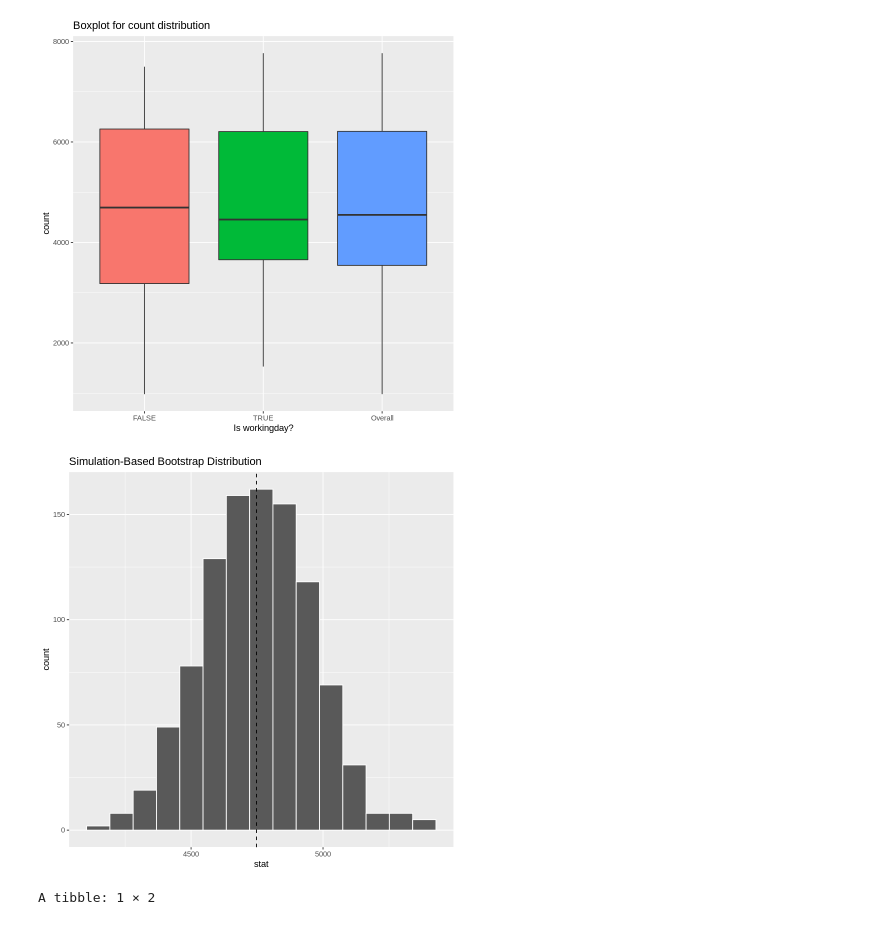
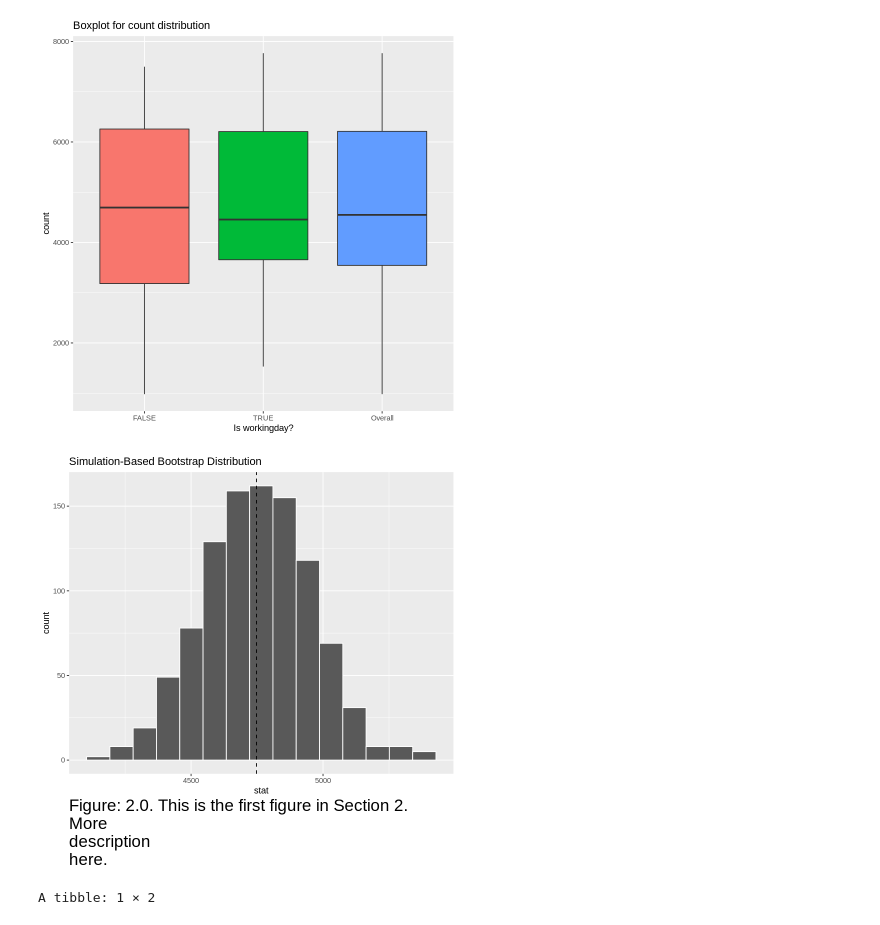
Before and after one commit to Sparsh16/STAT-201-Group-Project, a Jupyter notebook: code/code.ipynb, the cells around one changed output. Cells and saved outputs as stored; diff of their text form; code cells hidden in the pictures.

Commit message:
add some figure/table number for test purpose

```diff
--- a/code/code.ipynb
+++ b/code/code.ipynb
@@ -32,6 +32,32 @@ options(jupyter.plot_mimetypes = c("text/plain", "image/png" ))
 
 options(repr.matrix.max.rows = 6)
 options(repr.plot.width = default_plot_width, repr.plot.height = default_plot_height)
+# %%
+# figure/table number
+figure_table_number <- c(0, 0, 0, 0) # figureMajor, figureMinor, tableMajor, tableMinor
+
+figure_number.nextMajor <- function(m="") {
+    figure_table_number[1] <<- figure_table_number[1] + 1
+    figure_table_number[2] <<- 0
+    return (paste("Figure: ", figure_table_number[1], ".", figure_table_number[2], ". ", m, sep = ""))
+}
+
+figure_number.nextMinor <- function(m="") {
+    figure_table_number[2] <<- figure_table_number[2] + 1
+    return (paste("Figure: ", figure_table_number[1], ".", figure_table_number[2], ". ", m, sep = ""))
+}
+
+
+table_number.nextMajor <- function(m="") {
+    figure_table_number[3] <<- figure_table_number[3] + 1
+    figure_table_number[4] <<- 0
+    return (paste("Table: ", figure_table_number[3], ".", figure_table_number[4], ". ", m, sep = ""))
+}
+
+table_number.nextMinor <- function(m="") {
+    figure_table_number[4] <<- figure_table_number[4] + 1
+    return (paste("Table: ", figure_table_number[3], ".", figure_table_number[4], ". ", m, sep = ""))
+}
 # %%
 # Section 0
 # Part 1 - continue
@@ -242,9 +277,12 @@ bootstrap_dist <- all_BikeSharingData %>%
     generate(type = "bootstrap", reps = 1000) %>%
     calculate(stat = "mean")
 # %%
-visualize(bootstrap_dist) + geom_vline(xintercept = sample_mean, linetype = "dashed")
+visualize(bootstrap_dist) +
+geom_vline(xintercept = sample_mean, linetype = "dashed")  +
+  labs(caption = figure_number.nextMajor("This is the first figure in Section 2. \nMore \ndescription \nhere. ")) +
+theme(plot.caption = element_text(size = 20, hjust = 0))
 # %% [output]
-[figure, old version]
+[figure, new version]
 # %%
 # percentile mothed
 ci_percentile <- bootstrap_dist %>%
```
Also changed, not shown: parts of 3 cells of this notebook, 1 other file.
